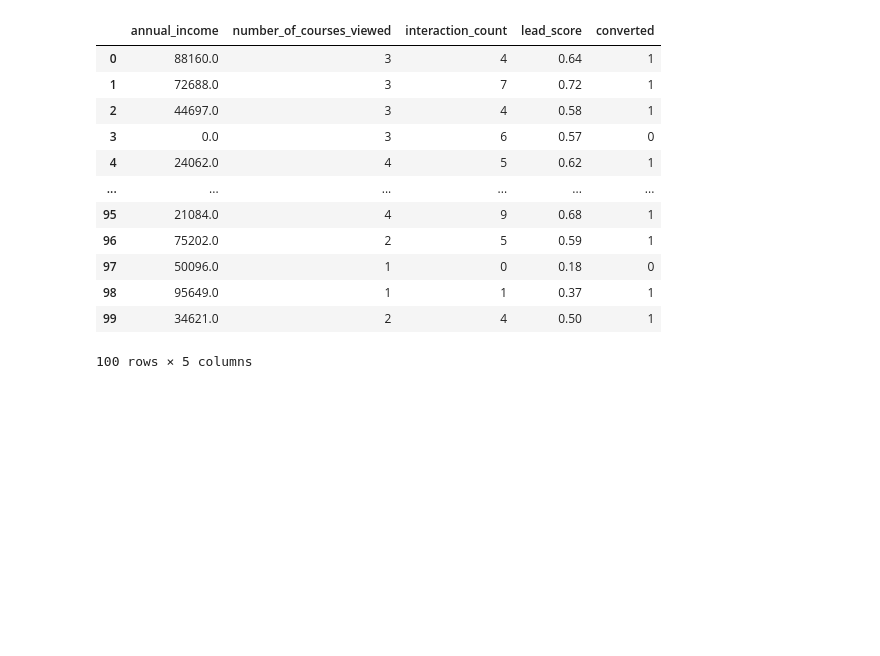
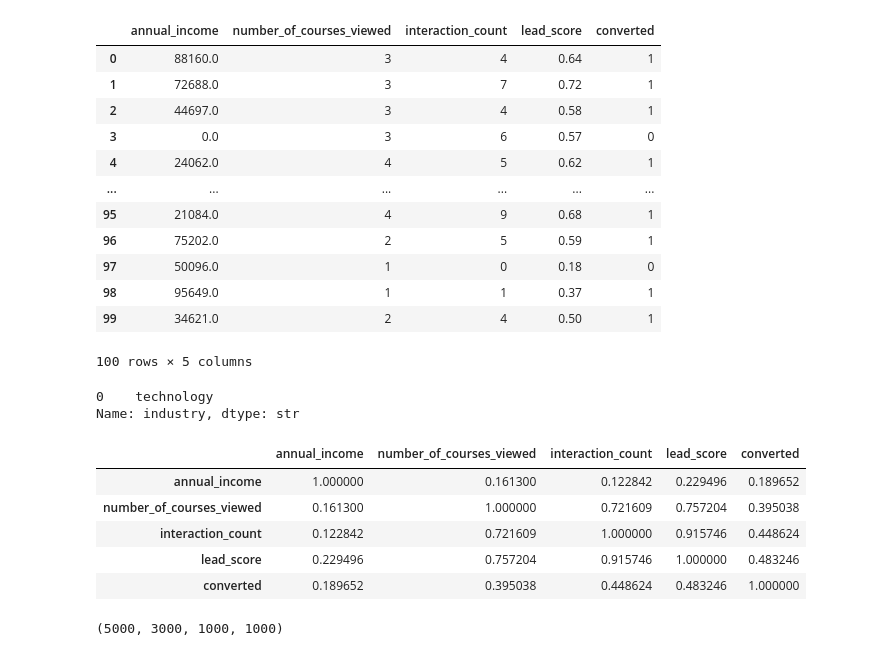
Before and after one commit to pranavpr-1/machine-learning-zoomcamp, a Jupyter notebook: Week_3/W3_HW_Pranav.ipynb, the cells around one changed output. Cells and saved outputs as stored; diff of their text form; code cells hidden in the pictures; blank space fills up the shorter version.

```diff
--- a/Week_3/W3_HW_Pranav.ipynb
+++ b/Week_3/W3_HW_Pranav.ipynb
@@ -85,3 +85,36 @@ df[numerical].iloc[:100]
 | 98 | 95649.0 | 1 | 1 | 0.37 | 1 |
 | 99 | 34621.0 | 2 | 4 | 0.50 | 1 |
 100 rows × 5 columns
+# %%
+## Question 1
+df.industry.mode()
+# %% [output]
+0    technology
+Name: industry, dtype: str
+# %%
+## Correlation Matrix
+# feature-to-feature correlation, to check redundancy
+df[numerical].corr()
+
+#interaction_count and lead_score 0.915746
+#number_of_courses_viewed and lead_score 0.757204
+#number_of_courses_viewed and interaction_count 0.721609
+#annual_income and interaction_count 0.122842
+# %% [output]
+|  | annual_income | number_of_courses_viewed | interaction_count | lead_score | converted |
+| annual_income | 1.000000 | 0.161300 | 0.122842 | 0.229496 | 0.189652 |
+| number_of_courses_viewed | 0.161300 | 1.000000 | 0.721609 | 0.757204 | 0.395038 |
+| interaction_count | 0.122842 | 0.721609 | 1.000000 | 0.915746 | 0.448624 |
+| lead_score | 0.229496 | 0.757204 | 0.915746 | 1.000000 | 0.483246 |
+| converted | 0.189652 | 0.395038 | 0.448624 | 0.483246 | 1.000000 |
+# %%
+from sklearn.model_selection import train_test_split
+
+df_full_train, df_test = train_test_split(df, test_size=0.2, random_state=42)
+df_train, df_val = train_test_split(
+    df_full_train, test_size=0.25, random_state=42
+)
+
+len(df), len(df_train), len(df_val), len(df_test)
+# %% [output]
+(5000, 3000, 1000, 1000)
```
Also changed, not shown: parts of 20 cells of this notebook.
